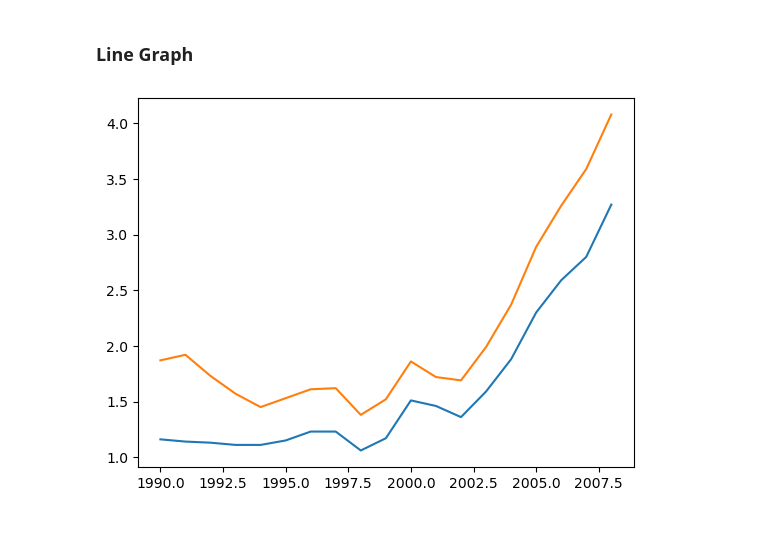
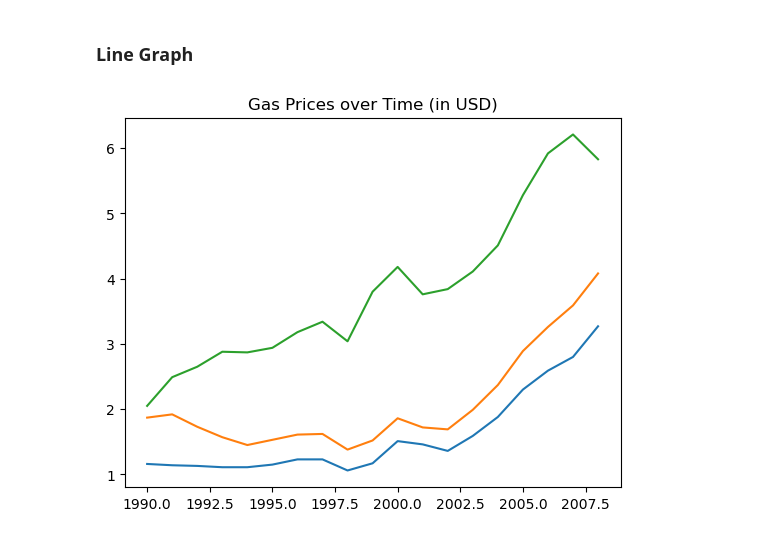
Before and after one commit to pernebay-arailym/Project_12_Visualization_Pandas_Matplotlib, a Jupyter notebook: Matplotlib_Pandas.ipynb, the cells around one changed output. Saved outputs shown, nothing was run; the diff lists cells and outputs as text; code cells hidden in the pictures.

Commit message:
Added title for the graph

```diff
--- a/Matplotlib_Pandas.ipynb
+++ b/Matplotlib_Pandas.ipynb
@@ -11,9 +11,12 @@ import pandas as pd
 # %%
 gas = pd.read_csv('gas_prices.csv')
 
+plt.title('Gas Prices over Time (in USD)')
+
 plt.plot(gas.Year, gas.USA)
 plt.plot(gas.Year, gas.Canada)
+plt.plot(gas.Year, gas['South Korea'])
 
 plt.show()
 # %% [output]
-[figure, old version]
+[figure, new version]
```
